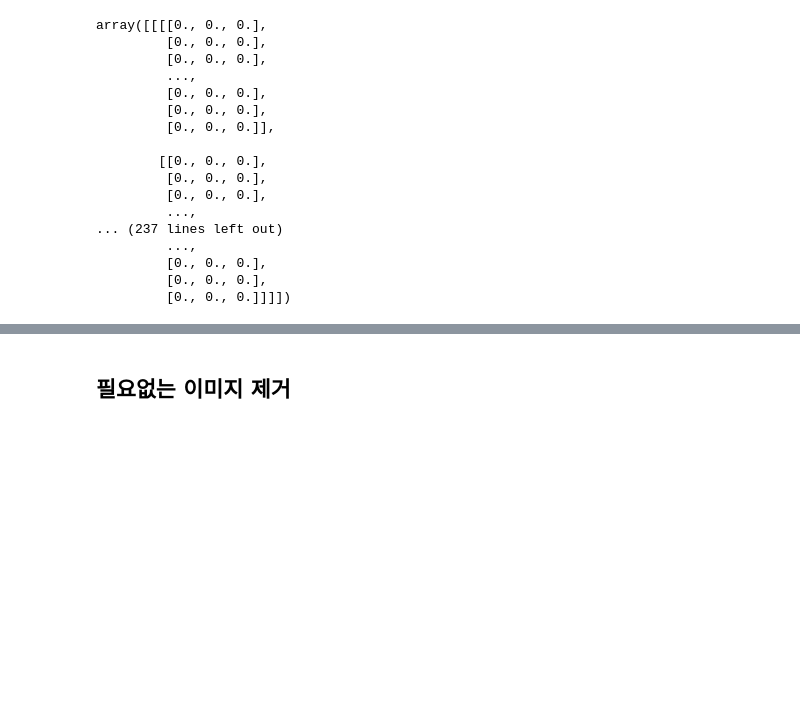
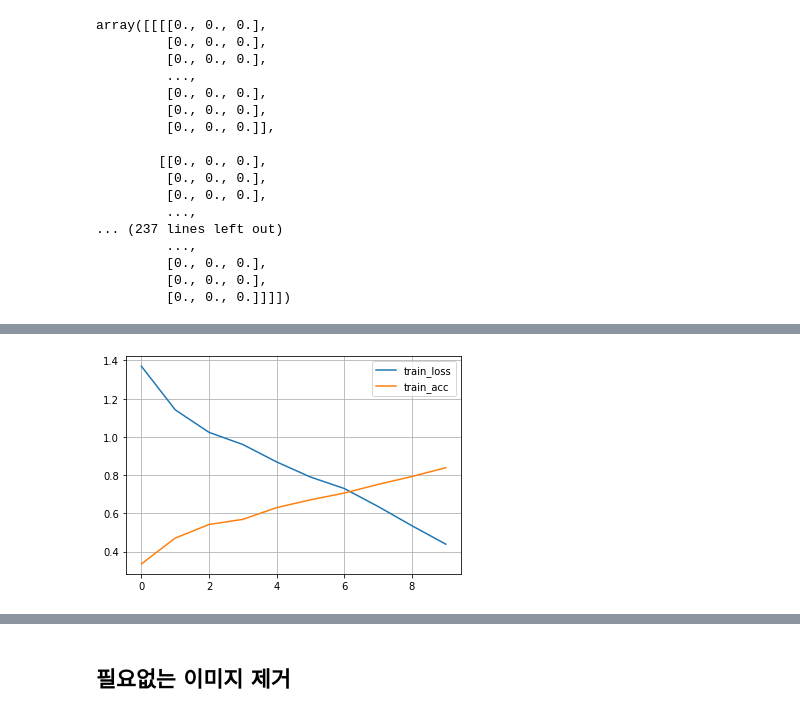
Before and after one commit to songhyeonjun/python-data, a Jupyter notebook: 프로젝트 ML/이미지 분류(딥러닝).ipynb, the cells around one changed output, grey strips where cells are left out. Drawn from its saved outputs; the diff is of its cells as text; code cells hidden in the pictures; blank space fills up the shorter version.

```diff
--- a/프로젝트 ML/이미지 분류(딥러닝).ipynb
+++ b/프로젝트 ML/이미지 분류(딥러닝).ipynb
@@ -23,0 +39,2 @@ len(data_list), type(data_list)
+# %%
+data_list=architecture_list[:2000]+art_and_culture_list[:2000]+food_and_drinks_list[:2000]+travel_and_adventure_list[:2000]
@@ -154,0 +180,5 @@ labels, images = make_file(data_height, data_width, channel_n, len(data_list))
+# %%
+items = labels
+encoder = LabelEncoder()
+label = encoder.fit_transform(items)
+label, len(label)
@@ -154,0 +258,26 @@ labels, images = make_file(data_height, data_width, channel_n, len(data_list))
+# %%
+model.compile(optimizer='adam',
+              loss='sparse_categorical_crossentropy',
+              metrics=['accuracy']
+             )
+# %%
+# epoch마다 train 의 loss, acc뿐만 아니라,
+# test의 loss, acc을 알고 싶으면
+# fit(validation_data = (X_test, y_test))\
+#조기종료(earlyStoppin)
+# rpoch를 실행할 때 최적의 acc인경우ㅡ 더이상 epoch를 수행하지 않아도 되게
+# 모델저장(checkPoint)
+# 최적의 acc인 경우의 가중치를 자동으로 모델파일로 저장하게 설정
+# 특정한 상황을 기다렸다가 특정한 처리를 하고자 하는 경우(콜백함수)
+# 1) 객체를 만들어주고, 2) fit(cakkbacks = [객체])
+es = EarlyStopping(patience=5, restore_best_weights=True)
+cp = ModelCheckpoint('best_animalCNN_model.h5')
+
+cnn_history = model.fit(X_train,
+                        y_train,
+                        batch_size=128,
+                        epochs=10,
+                        validation_data = (X_test, y_test),
+                        callbacks = [es, cp],
+                        verbose=2
+                        )
@@ -154,0 +368,11 @@ labels, images = make_file(data_height, data_width, channel_n, len(data_list))
+# %%
+# 손실률, 정확도 시각화
+plt.plot(cnn_history.history['loss'])
+#plt.plot(loss)
+plt.plot(cnn_history.history['accuracy'])
+#plt.plot(acc)
+plt.legend(['train_loss', 'train_acc'])
+plt.grid()
+plt.show()
+# %% [output]
+[figure, added]
```
Also changed, not shown: parts of 29 cells of this notebook, 2 other files.
